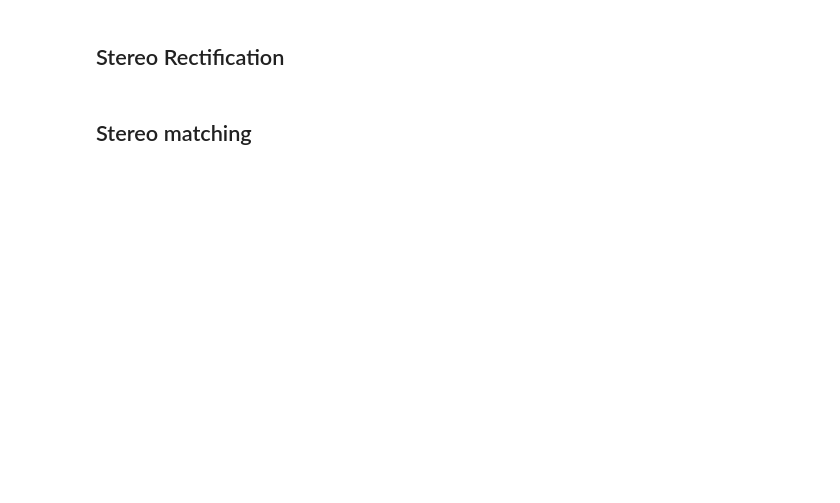
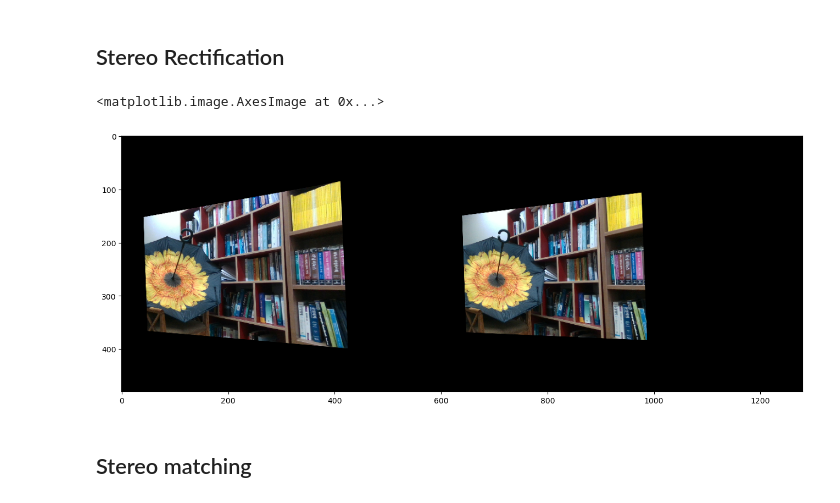
Before and after one commit to ryesw/rgb-3d-reconstruction_2-Views, a Jupyter notebook: epipolar3d.ipynb, the cells around one changed output. Drawn from its saved outputs; the diff is of its cells as text; code cells hidden in the pictures; blank space fills up the shorter version.

Commit message:
compute essential matrix, get R and T, and rectify

```diff
--- a/epipolar3d.ipynb
+++ b/epipolar3d.ipynb
@@ -166,13 +166,14 @@ plt.imshow(cv2.cvtColor(res, cv2.COLOR_BGR2RGB))
 pts1 = np.int32(pts1)
 pts2 = np.int32(pts2)
 
-
 p1, p2 = np.ascontiguousarray(pts1, np.float32), np.ascontiguousarray(pts2, np.float32)
 
-#  Mission.3 : normalized points를 구하고 essential matrix를 구하세요 (undistortPoints, findEssentialMat 사용)
-# 수업 자료를 참조하세요
+# Normalized points
+pts1_norm = cv2.undistortPoints(np.expand_dims(p1, axis=1), cameraMatrix=K, distCoeffs=dist)
+pts2_norm = cv2.undistortPoints(np.expand_dims(p2, axis=1), cameraMatrix=K, distCoeffs=dist)
 
-
+# Essential matrix
+E, mask = cv2.findEssentialMat(pts1_norm, pts2_norm, focal=1.0, pp=(0., 0.), method=cv2.RANSAC, prob=0.999, threshold=3.0/500.0)
 E = E / E[2,2]
 
 print('Essential Matrix')
@@ -180,11 +186,12 @@ print(E)
 # %% [markdown]
 ## Get Rotation, translation
 # %%
-# Mission.4: Essential matrix로부터 pose를 구하세요
+# Essential matrix로부터 Pose 계산
 
-points, R_est, t_est, mask_pose =
+points, R_est, t_est, mask_pose = cv2.recoverPose(E, pts1_norm, pts2_norm)
 
 print('Rotation')
 print(R_est)
+
 print('translation')
 print(t_est)
@@ -196,2 +209,29 @@ print(t_est)
+# %%
+R = R_est
+T = t_est
+
+R1, R2, P1, P2, Q, roi1, roi2 = cv2.stereoRectify(cameraMatrix1=K,
+                                                  distCoeffs1=dist,
+                                                  cameraMatrix2=K,
+                                                  distCoeffs2=dist,
+                                                  imageSize=(w, h),
+                                                  R=R, T=T,
+                                                  flags=cv2.CALIB_ZERO_DISPARITY,
+                                                  alpha=1)
+
+map1_x, map1_y = cv2.initUndistortRectifyMap(
+    cameraMatrix=K, distCoeffs=dist, R=R1, newCameraMatrix=P1, size=(w, h), m1type=cv2.CV_32FC1)
+
+map2_x, map2_y = cv2.initUndistortRectifyMap(
+    cameraMatrix=K, distCoeffs=dist, R=R2, newCameraMatrix=P2, size=(w, h), m1type=cv2.CV_32FC1)
+
+img1_rect = cv2.remap(rgb_left, map1_x, map1_y, cv2.INTER_LINEAR)
+img2_rect = cv2.remap(rgb_right, map2_x, map2_y, cv2.INTER_LINEAR)
+
+plt.figure(figsize=(16, 12))
+plt.imshow(cv2.cvtColor(cv2.hconcat([img1_rect, img2_rect]), cv2.COLOR_BGR2RGB))
+# %% [output]
+<matplotlib.image.AxesImage at 0x...>
+[figure, added]
 # %% [markdown]
 ## Stereo matching
```
Also changed, not shown: parts of 6 cells of this notebook.
